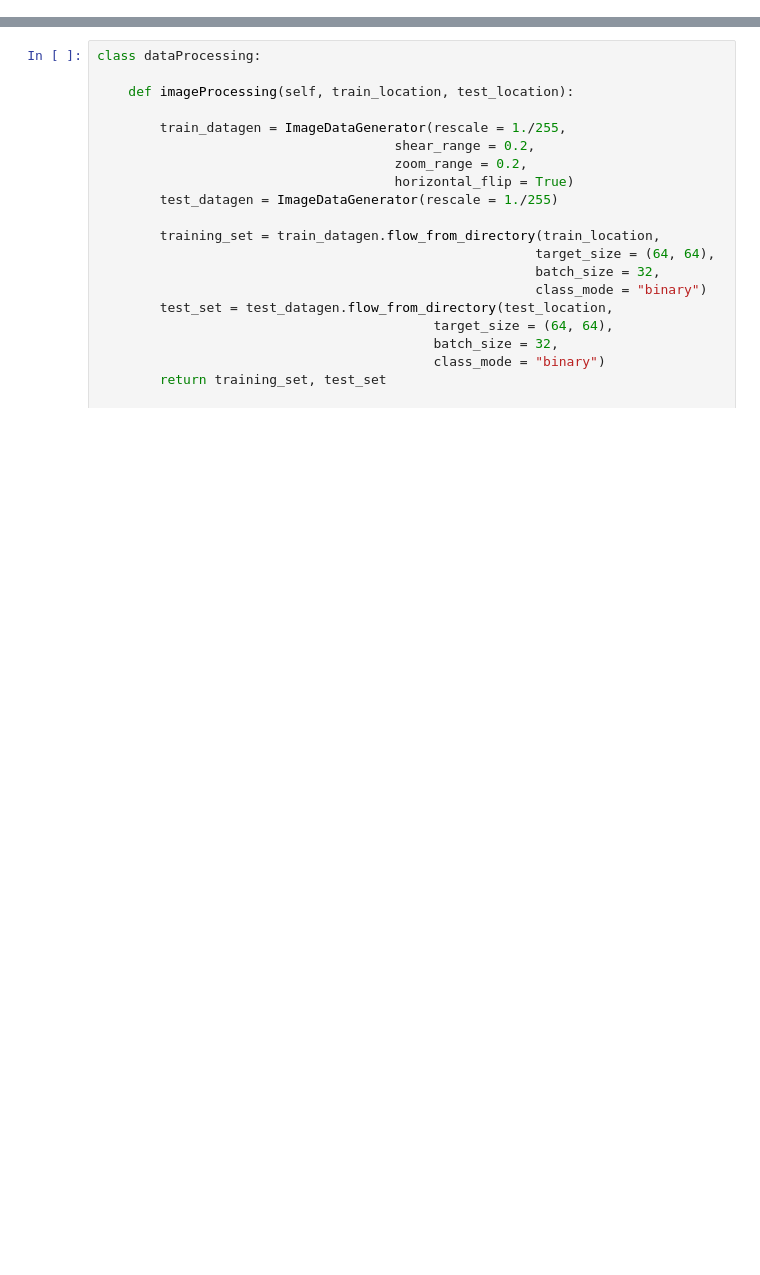
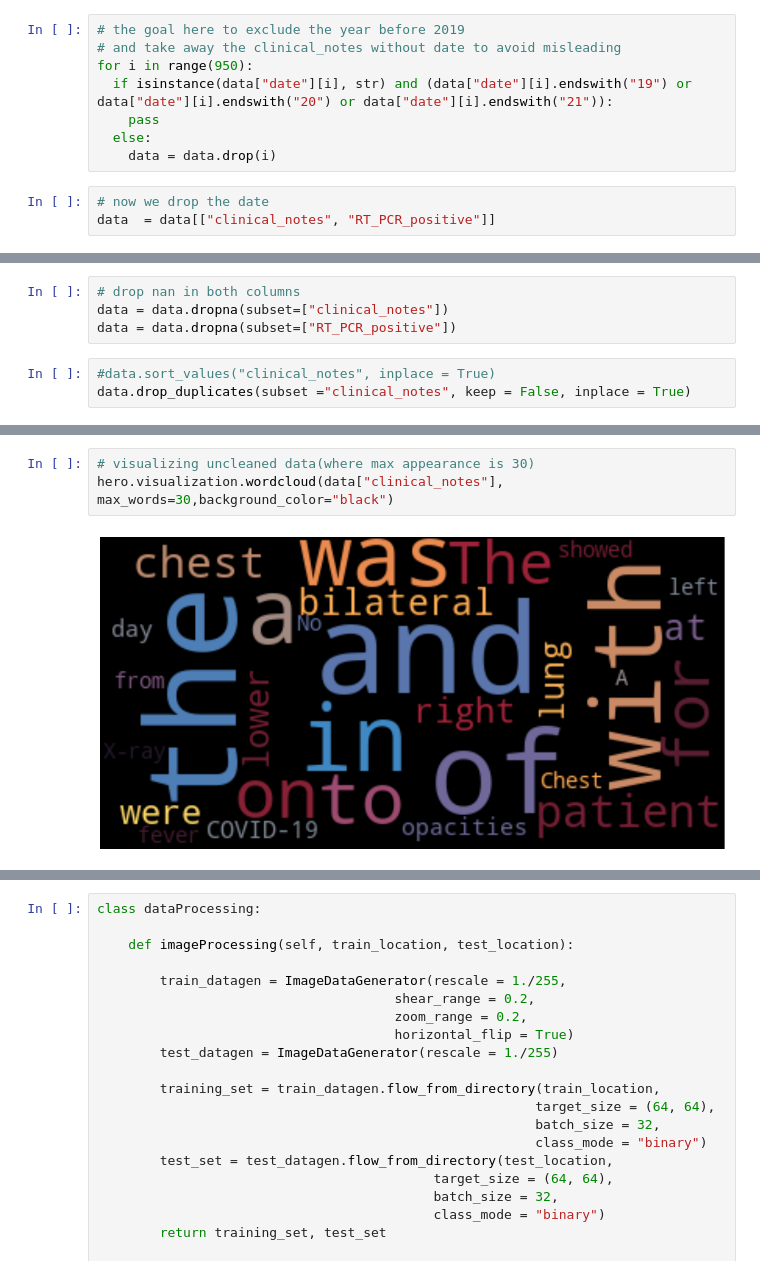
Before and after one commit to Tsegazab-Tesfay/Covid_test, a Jupyter notebook: Mini_project.ipynb, the cells around one changed output, grey strips where cells are left out. Saved outputs shown, nothing was run; the diff lists cells and outputs as text; blank space fills up the shorter version.

```diff
--- a/Mini_project.ipynb
+++ b/Mini_project.ipynb
@@ -57,0 +97,11 @@ For ANN, CNN
+# %%
+# the goal here to exclude the year before 2019
+# and take away the clinical_notes without date to avoid misleading
+for i in range(950):
+  if isinstance(data["date"][i], str) and (data["date"][i].endswith("19") or data["date"][i].endswith("20") or data["date"][i].endswith("21")):
+    pass
+  else:
+    data = data.drop(i)
+# %%
+# now we drop the date
+data  = data[["clinical_notes", "RT_PCR_positive"]]
@@ -57,0 +117,7 @@ For ANN, CNN
+# %%
+# drop nan in both columns
+data = data.dropna(subset=["clinical_notes"])
+data = data.dropna(subset=["RT_PCR_positive"])
+# %%
+#data.sort_values("clinical_notes", inplace = True)
+data.drop_duplicates(subset ="clinical_notes", keep = False, inplace = True)
@@ -57,0 +170,5 @@ For ANN, CNN
+# %%
+# visualizing uncleaned data(where max appearance is 30)
+hero.visualization.wordcloud(data["clinical_notes"], max_words=30,background_color="black")
+# %% [output]
+[figure, added]
```
Also changed, not shown: parts of 61 cells of this notebook.
